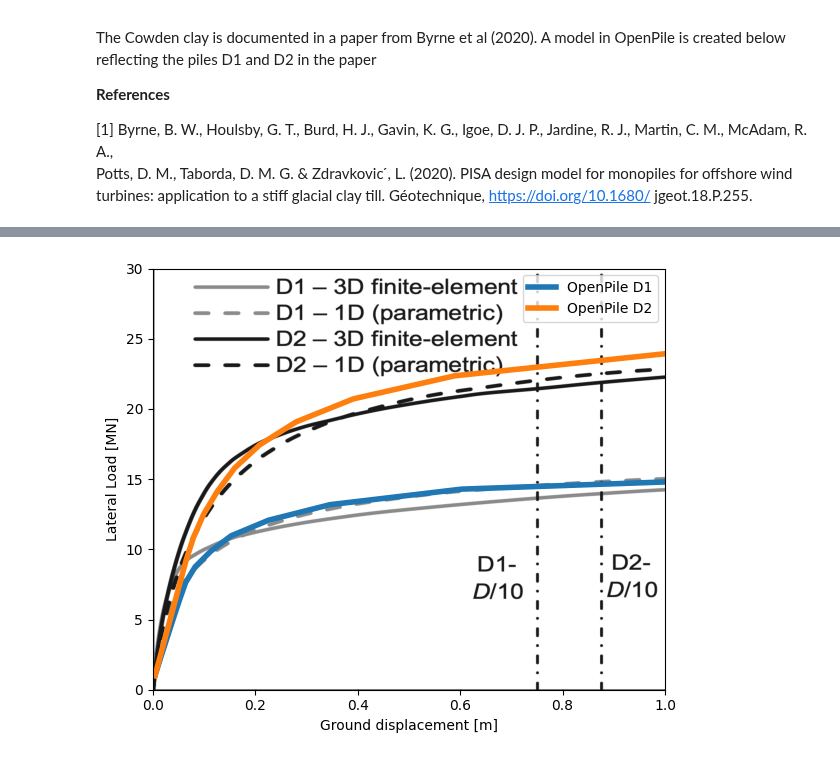
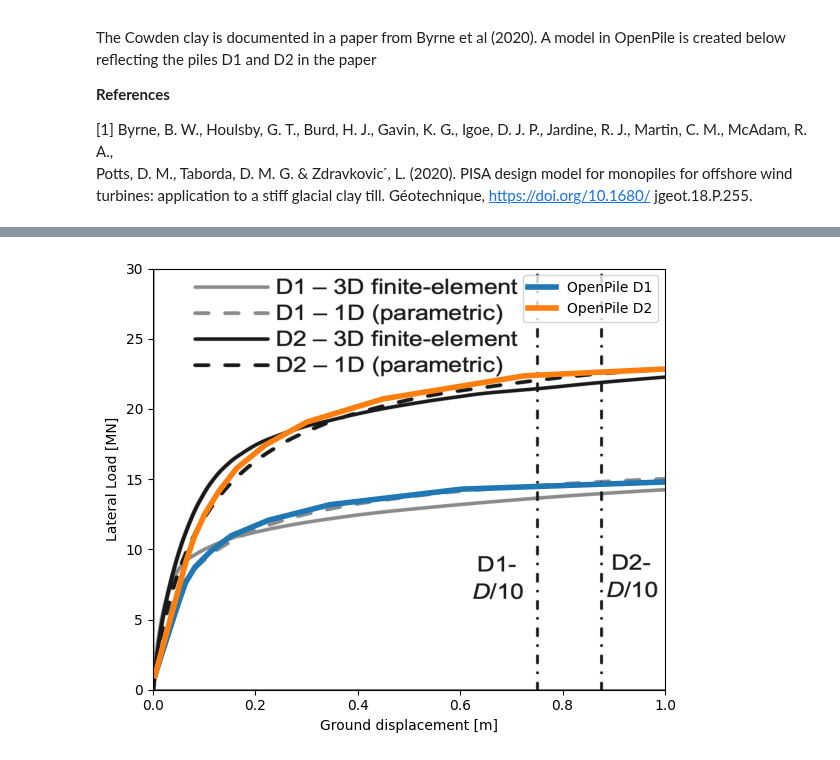
Before and after one commit to TchilDill/openpile, a Jupyter notebook: samples/CowdenClay_Byrne2020_D1.ipynb, the cells around one changed output, grey strips where cells are left out. Cells and saved outputs as stored; diff of their text form; code cells hidden in the pictures.

```diff
--- a/samples/CowdenClay_Byrne2020_D1.ipynb
+++ b/samples/CowdenClay_Byrne2020_D1.ipynb
@@ -47,35 +47,35 @@ sp = SoilProfile(
     ],
 )
 
-M = Model(name="", pile=pile, soil=sp, coarseness=1.0)
-M.set_support(elevation=-22.5, Tz=True)
+Mod11 = Model(name="", pile=pile, soil=sp, coarseness=1.0)
+Mod11.set_support(elevation=-22.5, Tz=True)
 
 vg = []
 applied_loads = np.linspace(1, 16.5, 15)
 e = 37.5
 
 for Hg in applied_loads:
-    M.set_pointload(elevation=0, Py=Hg * 1e3, Mx=-Hg * 1e3 * e)
-    result = M.solve()
+    Mod11.set_pointload(elevation=0, Py=Hg * 1e3, Mx=-Hg * 1e3 * e)
+    result11 = Mod11.solve()
 
-    vg.append(result.deflection["Deflection [m]"][0])
+    vg.append(result11.deflection["Deflection [m]"][0])
 
 ax.plot(vg, applied_loads, linewidth=4)
 
 # Pile D2
 pile = Pile.create_tubular(name="", top_elevation=0, bottom_elevation=-35, diameter=8.75, wt=0.091)
-M = Model(name="", pile=pile, soil=sp, coarseness=1.0)
-M.set_support(elevation=-35, Tz=True)
+Mod12 = Model(name="", pile=pile, soil=sp, coarseness=1.0)
+Mod12.set_support(elevation=-35, Tz=True)
 
 vg = []
 applied_loads = np.linspace(1, 24, 15)
 e = 87.5
 
 for Hg in applied_loads:
-    M.set_pointload(elevation=0, Py=Hg * 1e3, Mx=-Hg * 1e3 * e)
-    result = M.solve()
+    Mod12.set_pointload(elevation=0, Py=Hg * 1e3, Mx=-Hg * 1e3 * e)
+    result12 = Mod12.solve()
 
-    vg.append(result.deflection["Deflection [m]"][0])
+    vg.append(result12.deflection["Deflection [m]"][0])
 
 ax.plot(vg, applied_loads, linewidth=4)
 ax.legend(["OpenPile D1", "OpenPile D2"])
@@ -88,7 +107,7 @@ import matplotlib.pyplot as plt
 
 from openpile.construct import Pile, SoilProfile, Layer, Model
 from openpile.soilmodels import Custom_pisa_clay
-from openpile.utils.multipliers import cowden_clay_py_pisa_norm_param, cowden_clay_mt_pisa_norm_param, cowden_clay_Mb_pisa_norm_param, cowden_clay_Hb_pisa_norm_param
+from openpile.utils.multipliers import cowden_clay_pisa_norm_param
 
 # Plot with piles D1 and D2
 fig, ax = plt.subplots(figsize=[6, 5])
@@ -113,10 +132,7 @@ sp = SoilProfile(
             lateral_model=Custom_pisa_clay(
                 Su=[80, 140],
                 G0=[20e3, 200e3],
-                **cowden_clay_py_pisa_norm_param(D=7.5),
-                **cowden_clay_mt_pisa_norm_param(D=7.5),
-                **cowden_clay_Hb_pisa_norm_param(D=7.5, L=22.5),
-                **cowden_clay_Mb_pisa_norm_param(D=7.5, L=22.5),
+                **cowden_clay_pisa_norm_param(D=7.5, L=22.5),
             ),
         ),
         Layer(
@@ -127,44 +143,71 @@ sp = SoilProfile(
             lateral_model=Custom_pisa_clay(
                 Su=[140, 200],
                 G0=[200e3, 400e3],
-                **cowden_clay_py_pisa_norm_param(D=7.5),
-                **cowden_clay_mt_pisa_norm_param(D=7.5),
-                **cowden_clay_Hb_pisa_norm_param(D=7.5, L=22.5),
-                **cowden_clay_Mb_pisa_norm_param(D=7.5, L=22.5),
+                **cowden_clay_pisa_norm_param(D=7.5, L=22.5),
             ),
         ),
     ],
 )
 
-M = Model(name="", pile=pile, soil=sp, coarseness=1.0)
-M.set_support(elevation=-22.5, Tz=True)
+Mod21 = Model(name="", pile=pile, soil=sp, coarseness=1.0)
+Mod21.set_support(elevation=-22.5, Tz=True)
 
 vg = []
 applied_loads = np.linspace(1, 16.5, 15)
 e = 37.5
 
 for Hg in applied_loads:
-    M.set_pointload(elevation=0, Py=Hg * 1e3, Mx=-Hg * 1e3 * e)
-    result = M.solve()
+    Mod21.set_pointload(elevation=0, Py=Hg * 1e3, Mx=-Hg * 1e3 * e)
+    result21 = Mod21.solve()
 
-    vg.append(result.deflection["Deflection [m]"][0])
+    vg.append(result21.deflection["Deflection [m]"][0])
 
 ax.plot(vg, applied_loads, linewidth=4)
 
 # Pile D2
 pile = Pile.create_tubular(name="", top_elevation=0, bottom_elevation=-35, diameter=8.75, wt=0.091)
-M = Model(name="", pile=pile, soil=sp, coarseness=1.0)
-M.set_support(elevation=-35, Tz=True)
+
+sp = SoilProfile(
+    name="",
+    top_elevation=0,
+    water_line=10,
+    layers=[
+        Layer(
+            name="",
+            top=0,
+            bottom=-11,
+            weight=21,
+            lateral_model=Custom_pisa_clay(
+                Su=[80, 140],
+                G0=[20e3, 200e3],
+                **cowden_clay_pisa_norm_param(D=8.75, L=35),
+            ),
+        ),
+        Layer(
+            name="",
+            top=-11,
+            bottom=-35,
+            weight=21,
+            lateral_model=Custom_pisa_clay(
+                Su=[140, 200],
+                G0=[200e3, 400e3],
+                **cowden_clay_pisa_norm_param(D=8.75, L=35),
+            ),
+        ),
+    ],
+)
+Mod22 = Model(name="", pile=pile, soil=sp, coarseness=1.0)
+Mod22.set_support(elevation=-35, Tz=True)
 
 vg = []
 applied_loads = np.linspace(1, 24, 15)
 e = 87.5
 
 for Hg in applied_loads:
-    M.set_pointload(elevation=0, Py=Hg * 1e3, Mx=-Hg * 1e3 * e)
-    result = M.solve()
+    Mod22.set_pointload(elevation=0, Py=Hg * 1e3, Mx=-Hg * 1e3 * e)
+    result22 = Mod22.solve()
 
-    vg.append(result.deflection["Deflection [m]"][0])
+    vg.append(result22.deflection["Deflection [m]"][0])
 
 ax.plot(vg, applied_loads, linewidth=4)
 ax.legend(["OpenPile D1", "OpenPile D2"])
@@ -191 +234 @@ Converged at iteration no. 6
-[figure, old version]
+[figure, new version]
```
Also changed, not shown: parts of 2 cells of this notebook.
